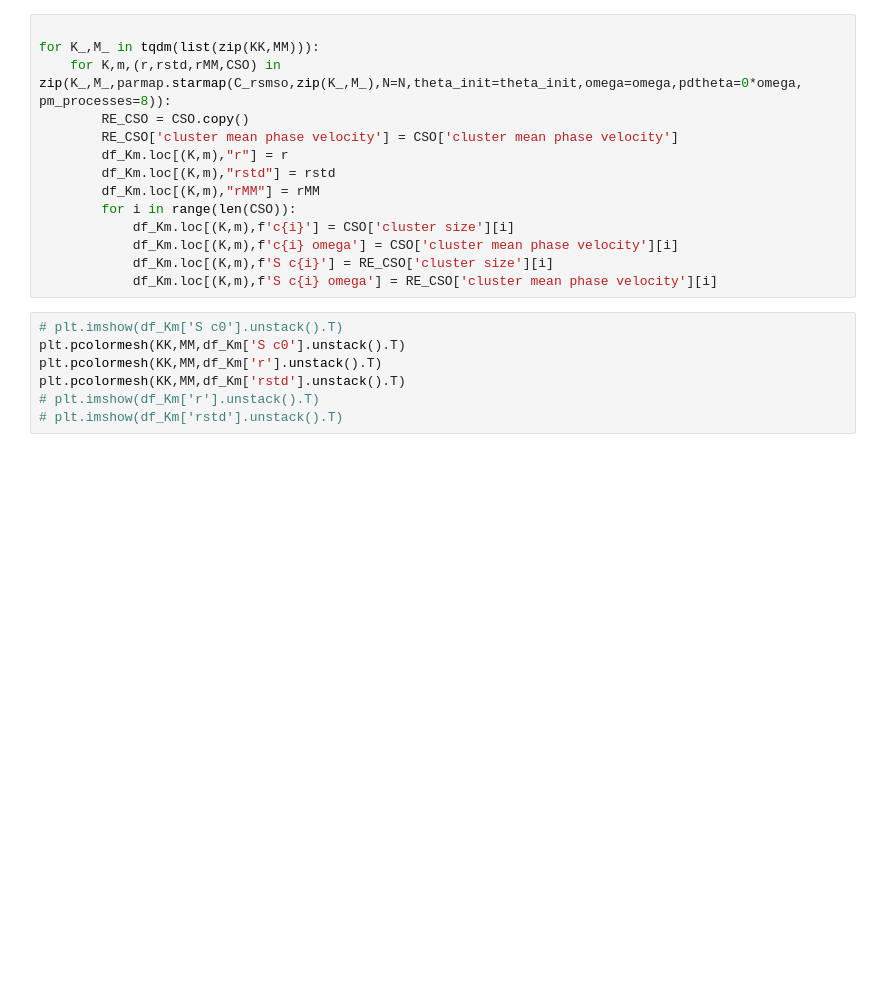
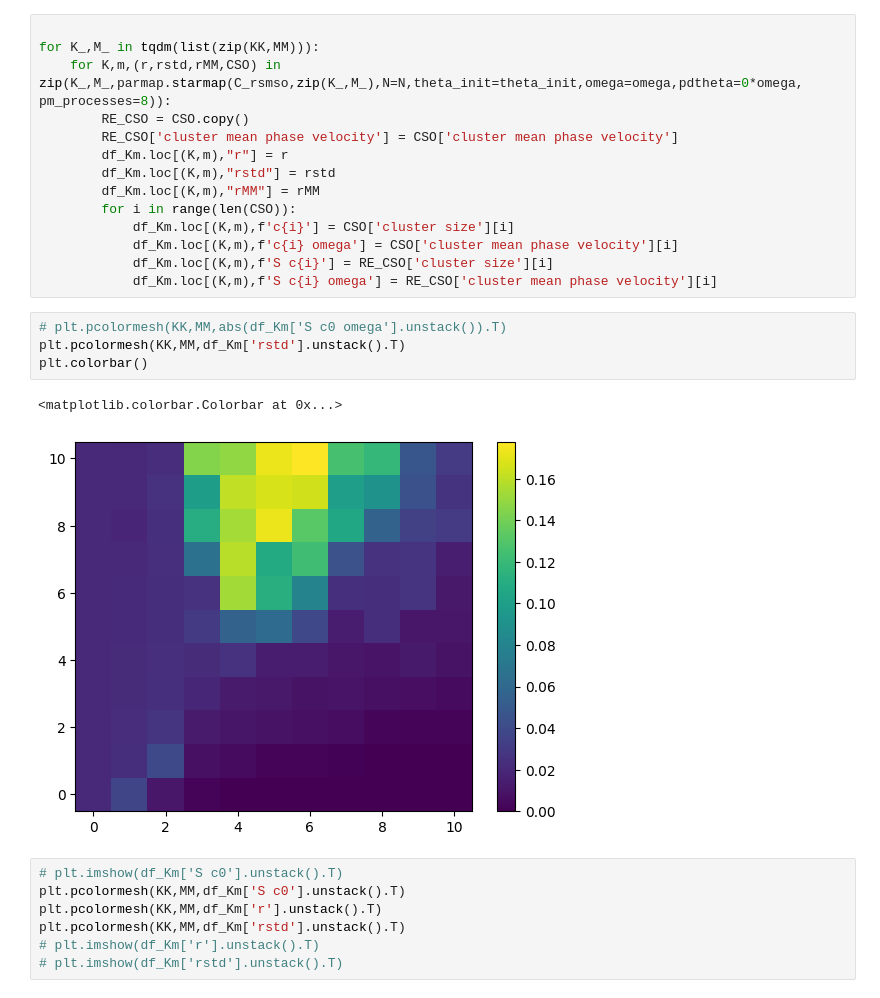
Before and after one commit to Gug-Young/Kuramoto-model, a Jupyter notebook: 230619 re phase diagram.ipynb, the cells around one changed output. Drawn from its saved outputs; the diff is of its cells as text; blank space fills up the shorter version.

```diff
--- a/230619 re phase diagram.ipynb
+++ b/230619 re phase diagram.ipynb
@@ -191,6 +191,13 @@ for K_,M_ in tqdm(list(zip(KK,MM))):
             df_Km.loc[(K,m),f'c{i} omega'] = CSO['cluster mean phase velocity'][i]
             df_Km.loc[(K,m),f'S c{i}'] = RE_CSO['cluster size'][i]
             df_Km.loc[(K,m),f'S c{i} omega'] = RE_CSO['cluster mean phase velocity'][i]
+# %%
+# plt.pcolormesh(KK,MM,abs(df_Km['S c0 omega'].unstack()).T)
+plt.pcolormesh(KK,MM,df_Km['rstd'].unstack().T)
+plt.colorbar()
+# %% [output]
+<matplotlib.colorbar.Colorbar at 0x...>
+[figure, added]
 # %%
 # plt.imshow(df_Km['S c0'].unstack().T)
 plt.pcolormesh(KK,MM,df_Km['S c0'].unstack().T)
```
